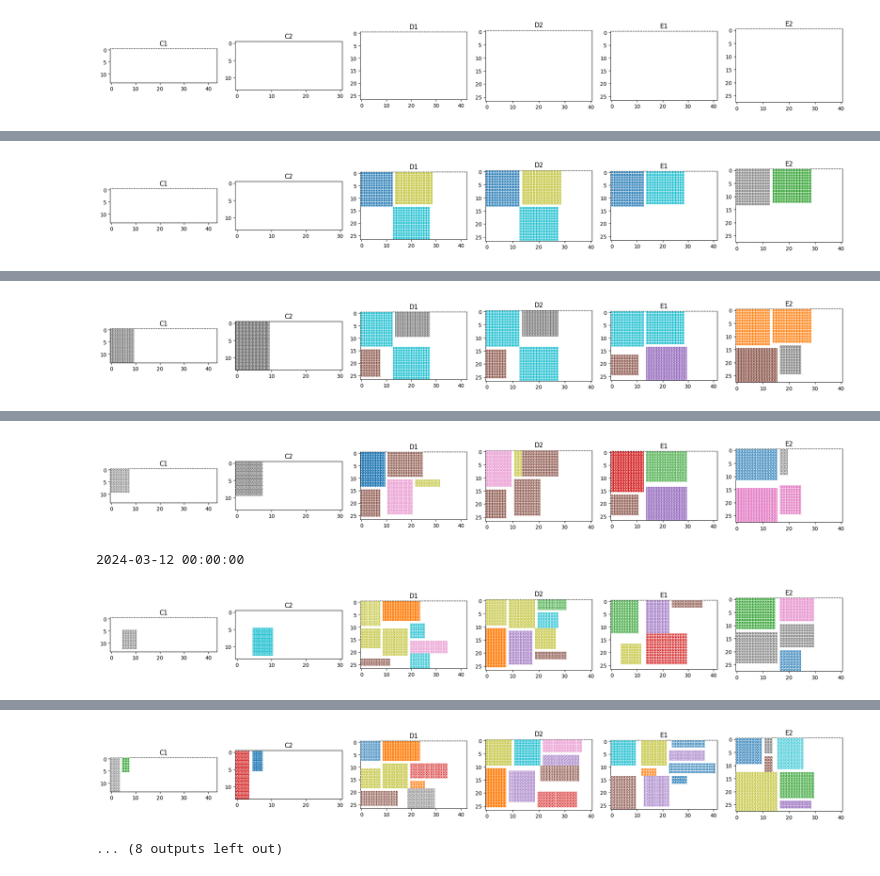
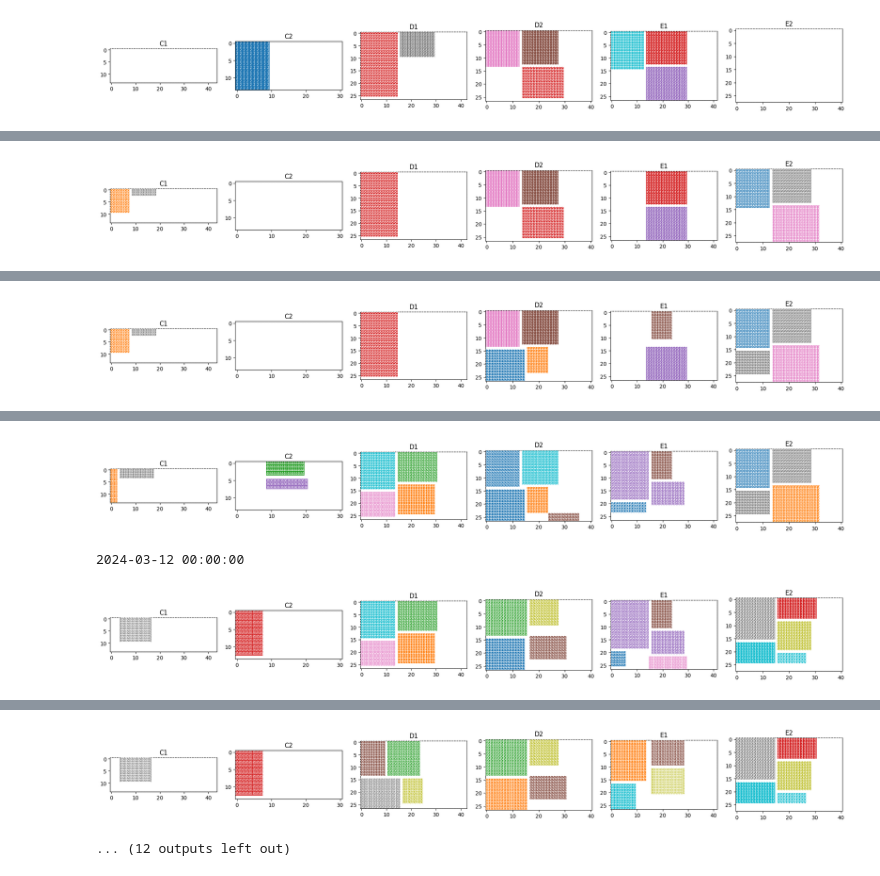
Before and after one commit to kstyle2198/optimus, a Jupyter notebook: 결과검토1.ipynb, the cells around one changed output, grey strips where cells are left out. Cells and saved outputs as stored; diff of their text form; code cells hidden in the pictures.

```diff
--- a/결과검토1.ipynb
+++ b/결과검토1.ipynb
@@ -301,8 +301,8 @@ def draw_layout_6_subplots(레이아웃달력, 정반리스트, idx):
     plt.tight_layout()  # Adjust subplot layout
     plt.show()
 
-def update_레이아웃달력_기배치블록(레이아웃달력, 정반명, blk_id, 정반데이터, 블록데이터, 조기착수금지일, thresh):
-
+def update_레이아웃달력_기배치블록(달력, 정반명, blk_id, 정반데이터, 블록데이터, 조기착수금지일, thresh):
+    레이아웃달력 = 달력.copy()
     착수일 = 블록데이터[블록데이터["blk_id"]==blk_id]["실_착수일"].values[0]
     종료일 = 블록데이터[블록데이터["blk_id"]==blk_id]["실_완료일"].values[0]
     계획공기 = int(블록데이터[블록데이터["blk_id"]==blk_id]["계획공기"].values[0])
@@ -387,8 +387,8 @@ def create_레이아웃달력(시작년:int, 시작월:int, 시작일: int, 종
 
     return 달력
 
-def update_레이아웃달력(레이아웃달력, 정반명, blk_id, 정반데이터, 블록데이터, 조기착수금지일, thresh, 후퇴배수):
-
+def update_레이아웃달력(달력, 정반명, blk_id, 정반데이터, 블록데이터, 조기착수금지일, thresh, 후퇴배수):
+    레이아웃달력 = 달력.copy()
     최소착수요구일 = 블록데이터[블록데이터["blk_id"]==blk_id]["최소착수요구일"].values[0]
     최선조기착수일 = 블록데이터[블록데이터["blk_id"]==blk_id]["최선조기착수일"].values[0]
 
@@ -828,7 +870,7 @@ print(f"최종배치 개수 : {len(최종정반모음)-최종정반모음.count(
 # %%
 정반리스트 = 레이아웃달력.columns
-for idx in range(0,100):
-    if idx % 10 == 0:
+for idx in range(17,80):
+    if idx % 5 == 0:
         draw_layout_6_subplots(레이아웃달력, 정반리스트, idx)
     else:
         pass
@@ -837 +879 @@ for idx in range(0,100):
-[figure, old version]
+[figure, new version]
@@ -839 +881 @@ for idx in range(0,100):
-[figure, old version]
+[figure, new version]
@@ -841 +883 @@ for idx in range(0,100):
-[figure, old version]
+[figure, new version]
@@ -843,3 +885,3 @@ for idx in range(0,100):
-[figure, old version]
+[figure, new version]
 2024-03-12 00:00:00
-[figure, old version]
+[figure, new version]
@@ -847,2 +889,2 @@ for idx in range(0,100):
-[figure, old version]
+[figure, new version]
-... (8 outputs left out)
+... (12 outputs left out)
```
Also changed, not shown: parts of 5 cells of this notebook, 3 other files.
